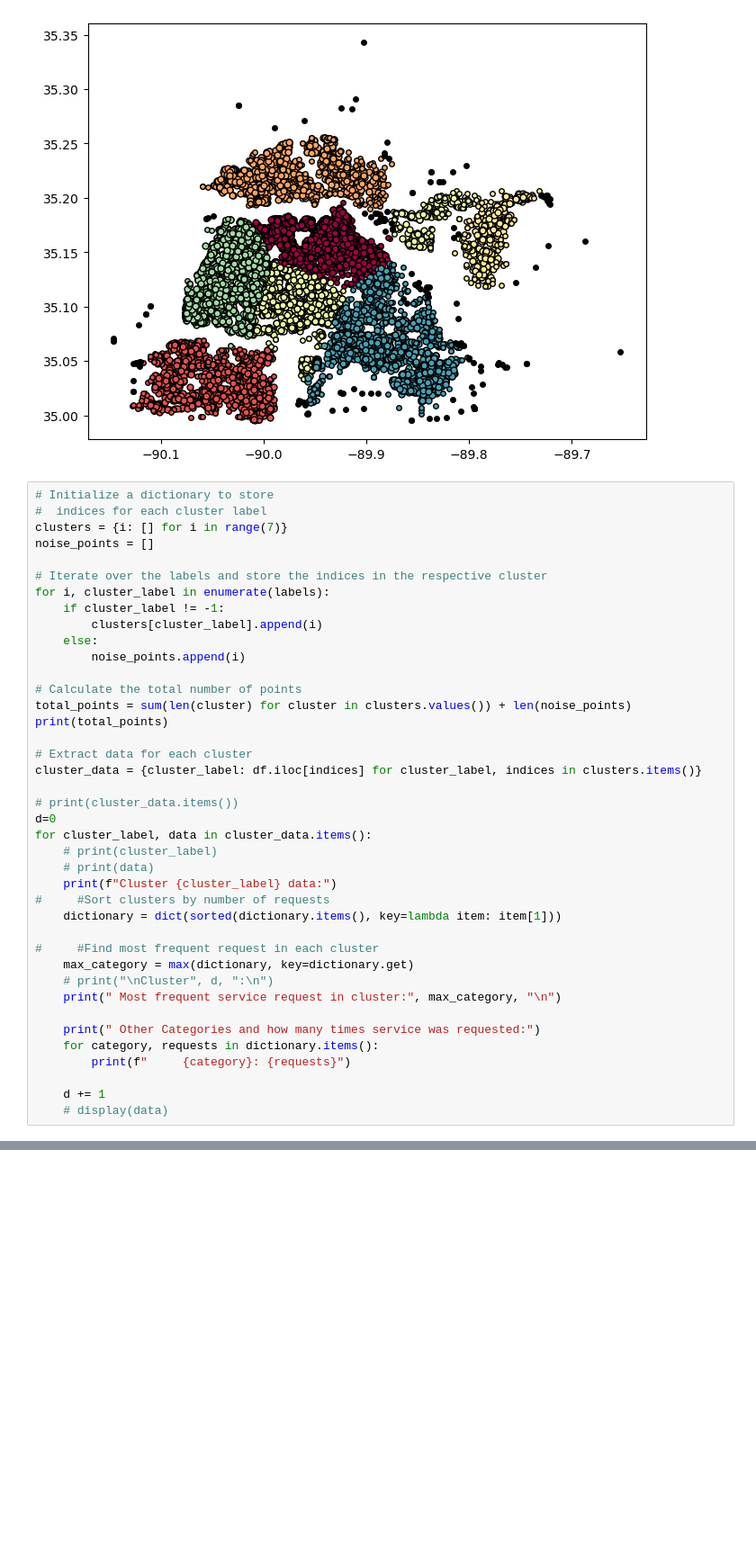
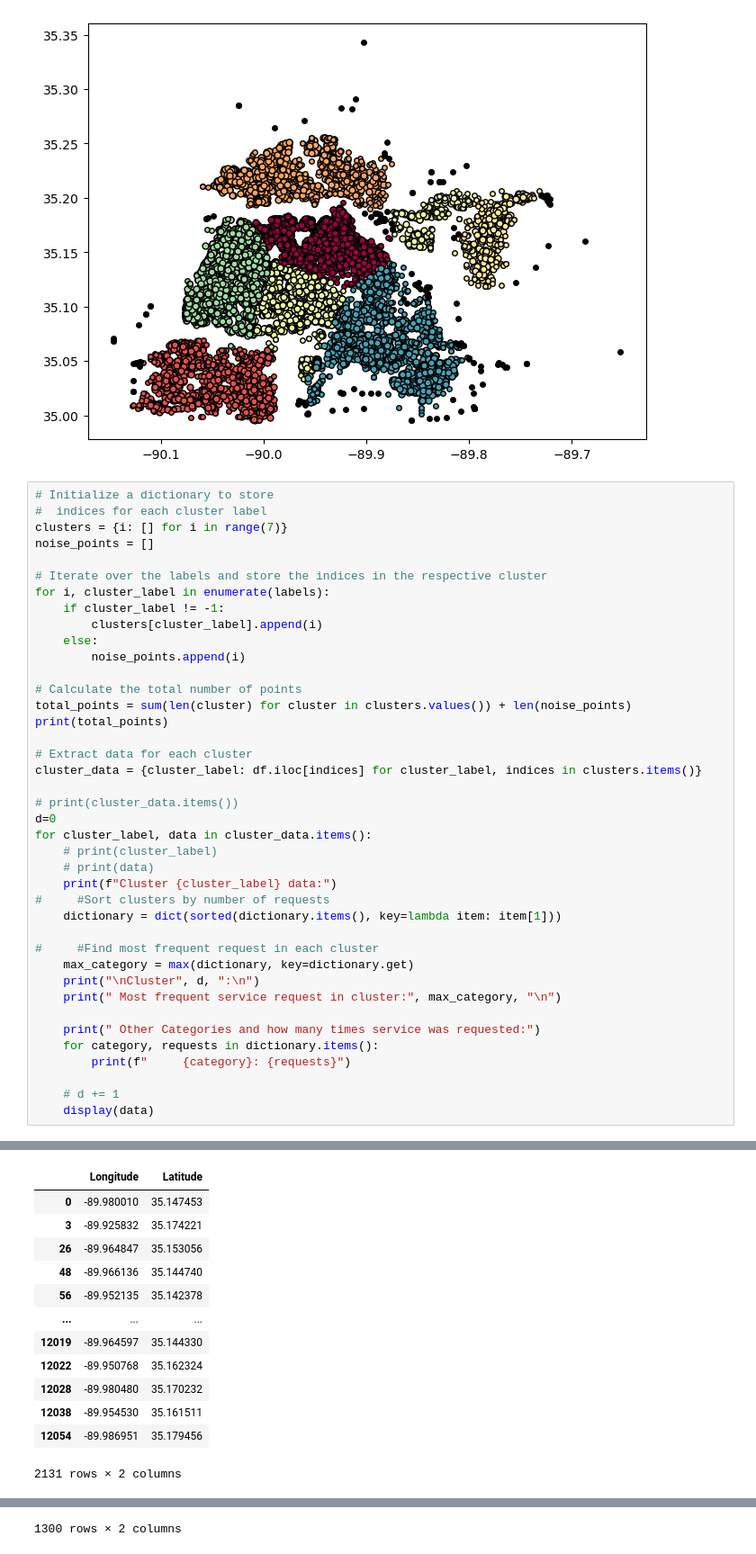
Before and after one commit to EddiePueb1/Open_311_Data_Analysis, a Jupyter notebook: data_analysis_311.ipynb, the cells around one changed output, grey strips where cells are left out. Shown at 90% size. Saved outputs shown, nothing was run; the diff lists cells and outputs as text; blank space fills up the shorter version.

Commit message:
cluster updates

```diff
--- a/data_analysis_311.ipynb
+++ b/data_analysis_311.ipynb
@@ -1106,15 +1106,15 @@ for cluster_label, data in cluster_data.items():
 
 #     #Find most frequent request in each cluster
     max_category = max(dictionary, key=dictionary.get)
-    # print("\nCluster", d, ":\n")
+    print("\nCluster", d, ":\n")
     print(" Most frequent service request in cluster:", max_category, "\n")
 
     print(" Other Categories and how many times service was requested:")
     for category, requests in dictionary.items():
         print(f"     {category}: {requests}")
 
-    d += 1
-    # display(data)
+    # d += 1
+    display(data)
 # %% [output]
 12083
 Cluster 0 data:
@@ -1135,0 +1133,13 @@ Cluster 1 data:
+|  | Longitude | Latitude |
+| 0 | -89.980010 | 35.147453 |
+| 3 | -89.925832 | 35.174221 |
+| 26 | -89.964847 | 35.153056 |
+| 48 | -89.966136 | 35.144740 |
+| 56 | -89.952135 | 35.142378 |
+| ... | ... | ... |
+| 12019 | -89.964597 | 35.144330 |
+| 12022 | -89.950768 | 35.162324 |
+| 12028 | -89.980480 | 35.170232 |
+| 12038 | -89.954530 | 35.161511 |
+| 12054 | -89.986951 | 35.179456 |
+2131 rows × 2 columns
@@ -1135,0 +1171 @@ Cluster 1 data:
+1300 rows × 2 columns
```
Also changed, not shown: parts of 6 cells of this notebook.
